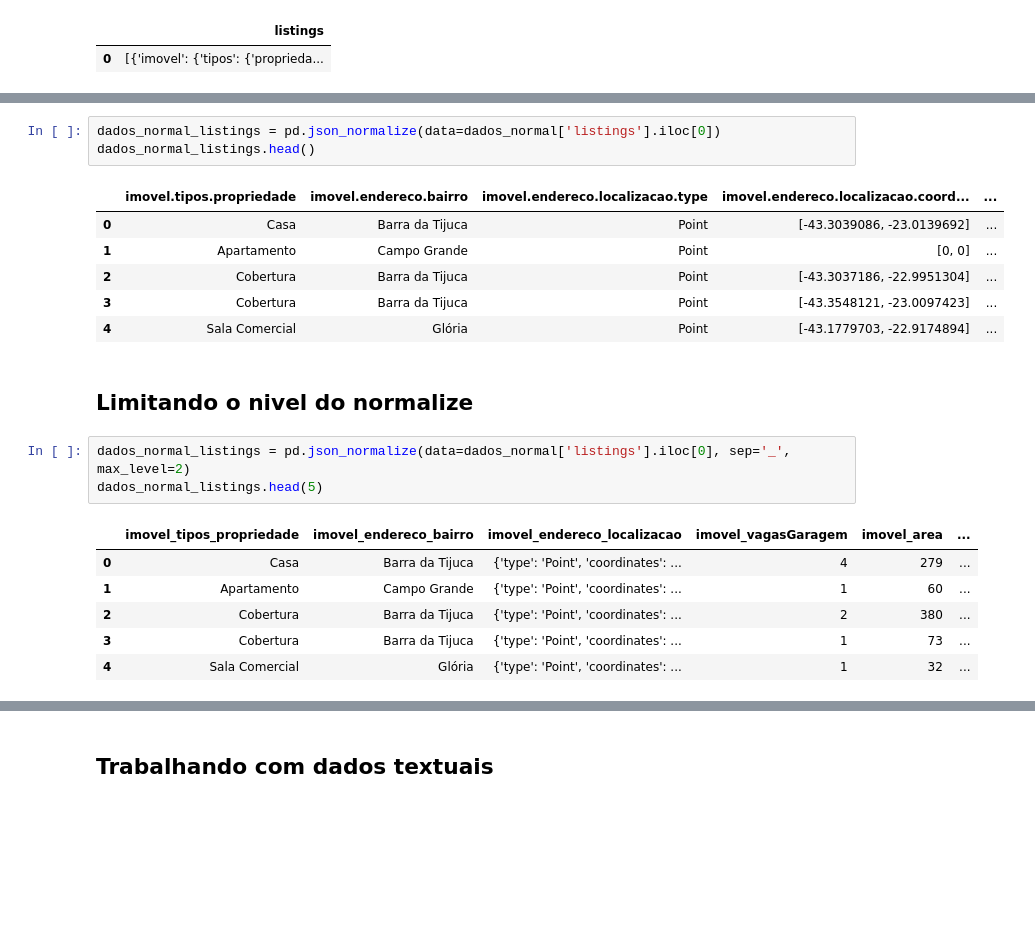
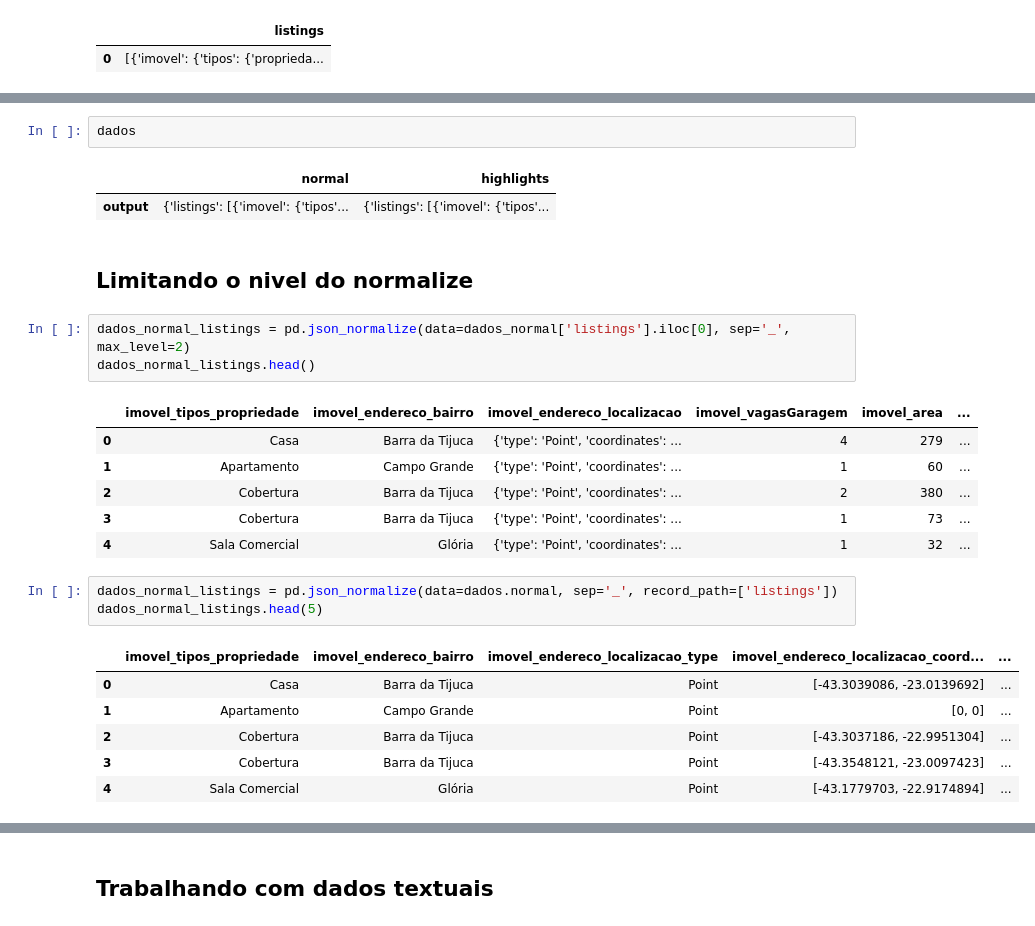
Before and after one commit to PFCalanca/Advanced_Pandas-Projeto, a Jupyter notebook: Projeto.ipynb, the cells around one changed output, grey strips where cells are left out. Cells and saved outputs as stored; diff of their text form; blank space fills up the shorter version.

```diff
--- a/Projeto.ipynb
+++ b/Projeto.ipynb
@@ -163,18 +154,13 @@ dados_normal
-# %%
-dados_normal_listings = pd.json_normalize(data=dados_normal['listings'].iloc[0])
-dados_normal_listings.head()
-# %% [output]
-|  | imovel.tipos.propriedade | imovel.endereco.bairro | imovel.endereco.localizacao.type | imovel.endereco.localizacao.coord... | ... |
-| 0 | Casa | Barra da Tijuca | Point | [-43.3039086, -23.0139692] | ... |
-| 1 | Apartamento | Campo Grande | Point | [0, 0] | ... |
-| 2 | Cobertura | Barra da Tijuca | Point | [-43.3037186, -22.9951304] | ... |
-| 3 | Cobertura | Barra da Tijuca | Point | [-43.3548121, -23.0097423] | ... |
-| 4 | Sala Comercial | Glória | Point | [-43.1779703, -22.9174894] | ... |
+# %%
+dados
+# %% [output]
+|  | normal | highlights |
+| output | {'listings': [{'imovel': {'tipos'... | {'listings': [{'imovel': {'tipos'... |
 # %% [markdown]
 ## Limitando o nivel do normalize
 # %%
 dados_normal_listings = pd.json_normalize(data=dados_normal['listings'].iloc[0], sep='_', max_level=2)
-dados_normal_listings.head(5)
+dados_normal_listings.head()
 # %% [output]
 |  | imovel_tipos_propriedade | imovel_endereco_bairro | imovel_endereco_localizacao | imovel_vagasGaragem | imovel_area | ... |
 | 0 | Casa | Barra da Tijuca | {'type': 'Point', 'coordinates': ... | 4 | 279 | ... |
@@ -182,3 +168,13 @@ dados_normal_listings.head(5)
 | 2 | Cobertura | Barra da Tijuca | {'type': 'Point', 'coordinates': ... | 2 | 380 | ... |
 | 3 | Cobertura | Barra da Tijuca | {'type': 'Point', 'coordinates': ... | 1 | 73 | ... |
 | 4 | Sala Comercial | Glória | {'type': 'Point', 'coordinates': ... | 1 | 32 | ... |
+# %%
+dados_normal_listings = pd.json_normalize(data=dados.normal, sep='_', record_path=['listings'])
+dados_normal_listings.head(5)
+# %% [output]
+|  | imovel_tipos_propriedade | imovel_endereco_bairro | imovel_endereco_localizacao_type | imovel_endereco_localizacao_coord... | ... |
+| 0 | Casa | Barra da Tijuca | Point | [-43.3039086, -23.0139692] | ... |
+| 1 | Apartamento | Campo Grande | Point | [0, 0] | ... |
+| 2 | Cobertura | Barra da Tijuca | Point | [-43.3037186, -22.9951304] | ... |
+| 3 | Cobertura | Barra da Tijuca | Point | [-43.3548121, -23.0097423] | ... |
+| 4 | Sala Comercial | Glória | Point | [-43.1779703, -22.9174894] | ... |
```
Also changed, not shown: parts of 34 cells of this notebook.
